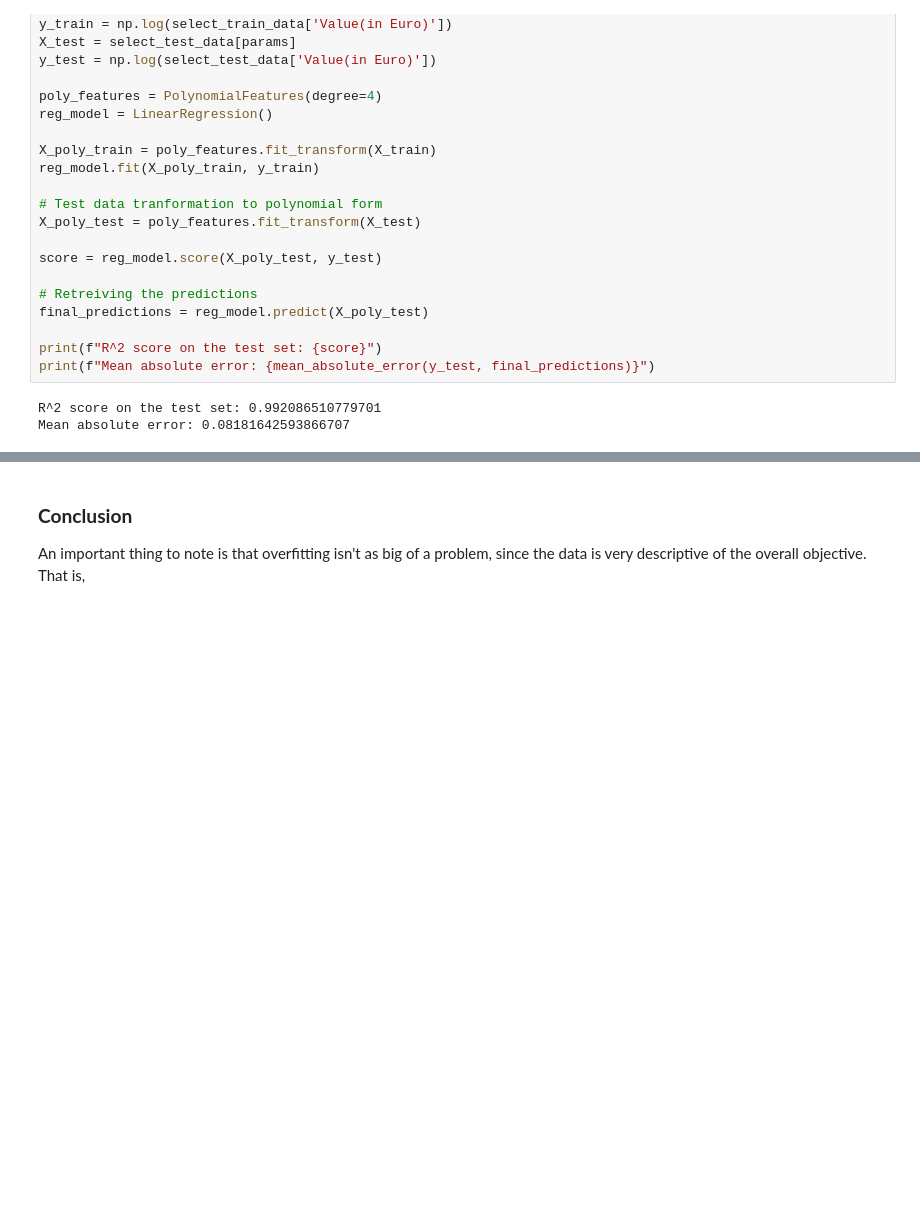
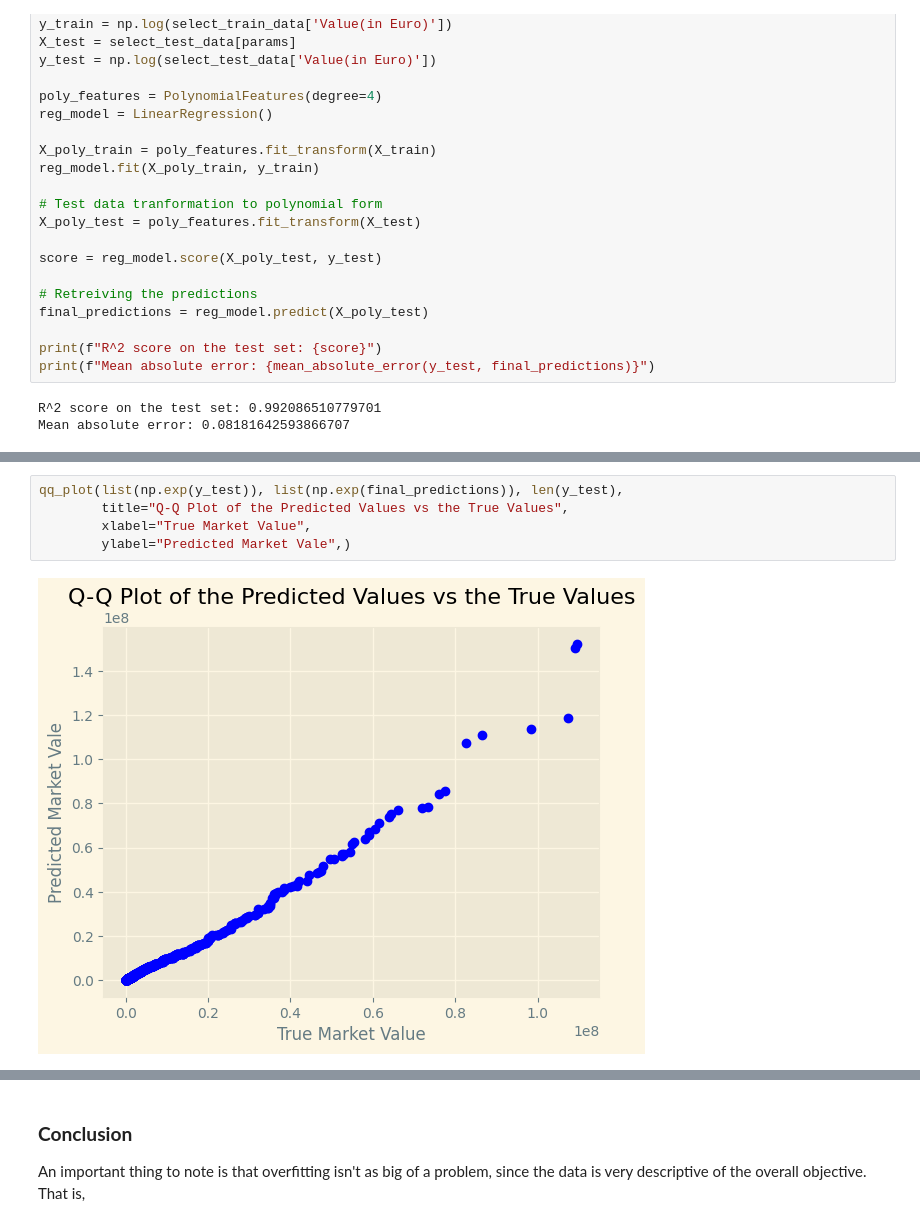
Before and after one commit to ValterMiari/Stats, a Jupyter notebook: Project/project_fifa.ipynb, the cells around one changed output, grey strips where cells are left out. Drawn from its saved outputs; the diff is of its cells as text; blank space fills up the shorter version.

```diff
--- a/Project/project_fifa.ipynb
+++ b/Project/project_fifa.ipynb
@@ -907,0 +903,7 @@ for value in top_ten:
+# %%
+qq_plot(list(np.exp(y_test)), list(np.exp(final_predictions)), len(y_test),
+        title="Q-Q Plot of the Predicted Values vs the True Values",
+        xlabel="True Market Value",
+        ylabel="Predicted Market Vale",)
+# %% [output]
+[figure, added]
```
Also changed, not shown: parts of 6 cells of this notebook.
